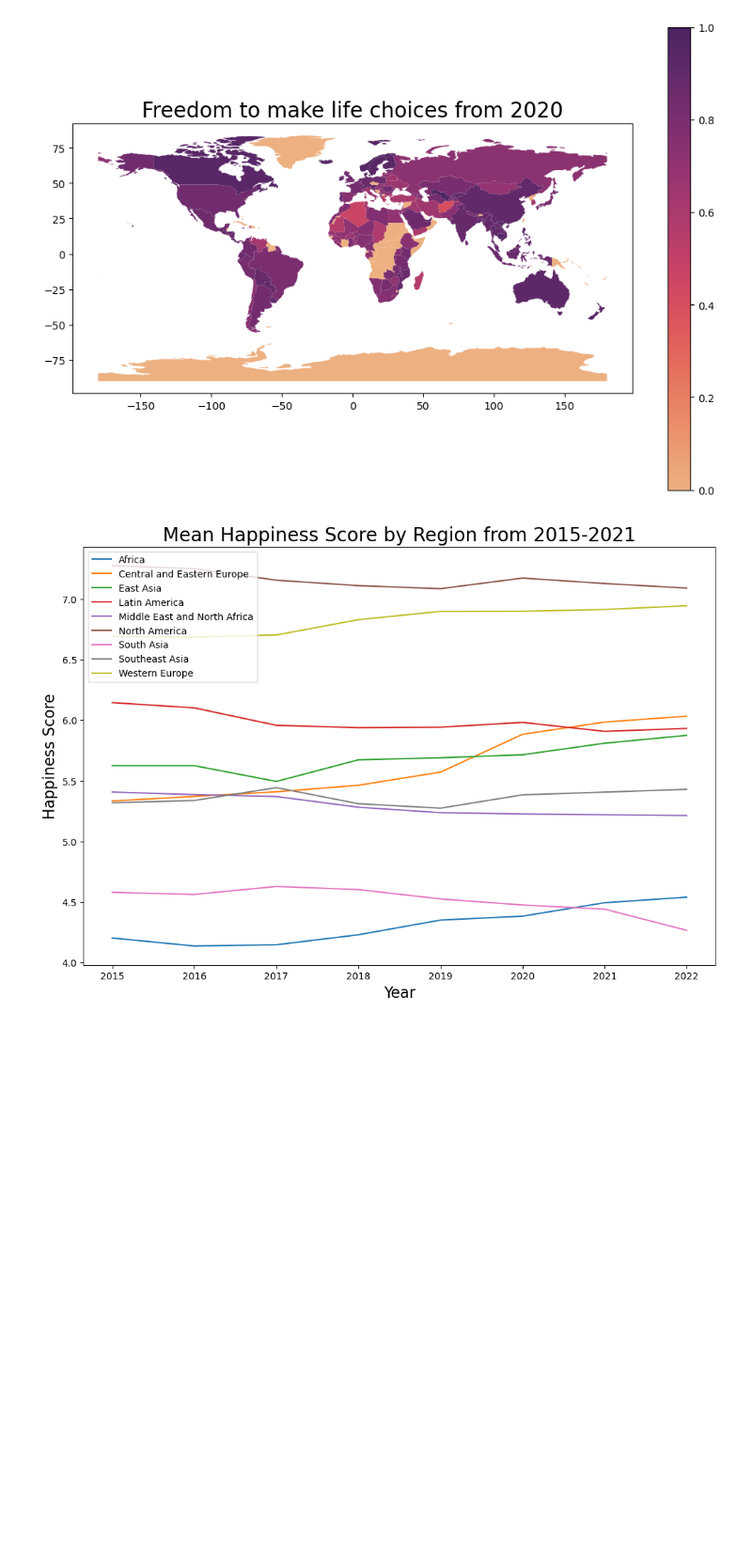
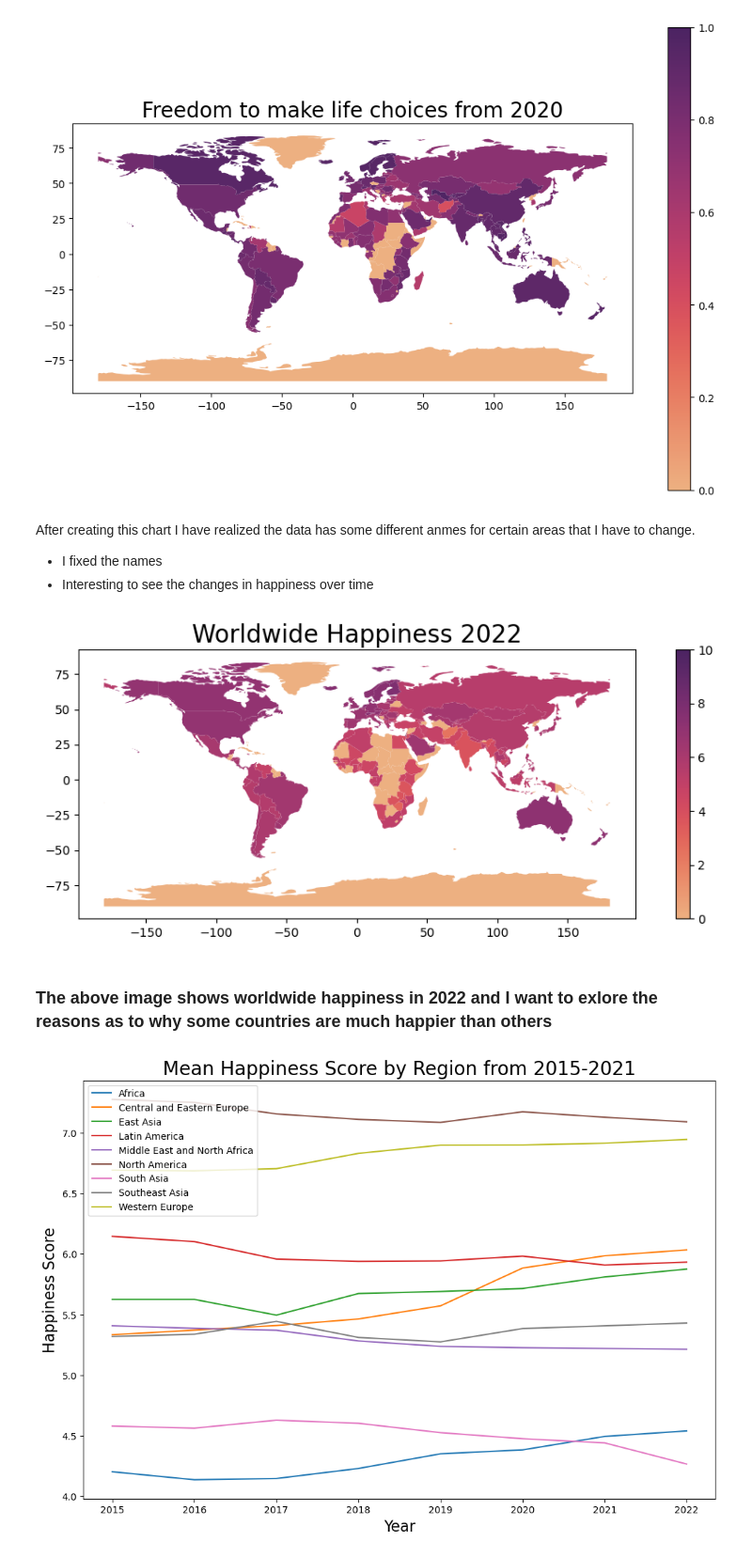
Before and after one commit to ubco-W2022T2-data301/project-group-group100, a Jupyter notebook: analysis/analysis2.ipynb, the cells around one changed output. Shown at 94% size. Drawn from its saved outputs; the diff is of its cells as text; code cells hidden in the pictures; blank space fills up the shorter version.

Commit message:
Fixed the visualizations and added remarks at the bottom to keep track of my ideas.

```diff
--- a/analysis/analysis2.ipynb
+++ b/analysis/analysis2.ipynb
@@ -76,6 +69,39 @@ ax.set_title('Freedom to make life choices from 2020', fontsize = 20)
 plt.show()
 # %% [output]
 [figure]
+# %% [markdown]
+After creating this chart I have realized the data has some different anmes for certain areas that I have to change.
+- I fixed the names
+- Interesting to see the changes in happiness over time
+# %%
+# Load the world map data
+world = gpd.read_file(gpd.datasets.get_path('naturalearth_lowres'))
+
+# Convert the projection of the world map to WGS84
+world = world.to_crs(epsg=4326)
+data = Data2022.groupby('Country')['Happiness Score'].mean().reset_index()
+
+data.rename(columns={'Country': 'name'}, inplace=True)
+
+# Merge the Happiness data with the world map data
+world_data = world.merge(data, on='name', how='left')
+
+world_data['Happiness Score'] = world_data['Happiness Score'].map(data.set_index('name')['Happiness Score'])
+
+# Merge the Happiness data with the world map data
+world_data = world.merge(data, on='name', how='left')
+
+world_data['Happiness Score'].fillna(0, inplace=True)
+
+# Create the heatmap on the world map
+fig, ax = plt.subplots(figsize=(12, 4))
+world_data.plot(column='Happiness Score', cmap='flare', legend=True, ax=ax, vmin=0., vmax=10)
+ax.set_title('Worldwide Happiness 2022', fontsize = 20)
+plt.show()
+# %% [output]
+[figure, added]
+# %% [markdown]
+### The above image shows worldwide happiness in 2022 and I want to exlore the reasons as to why some countries are much happier than others
 # %%
 # Create a dictionary to map similar regions together
 region_dict = {
```
Also changed, not shown: parts of 4 cells of this notebook.
